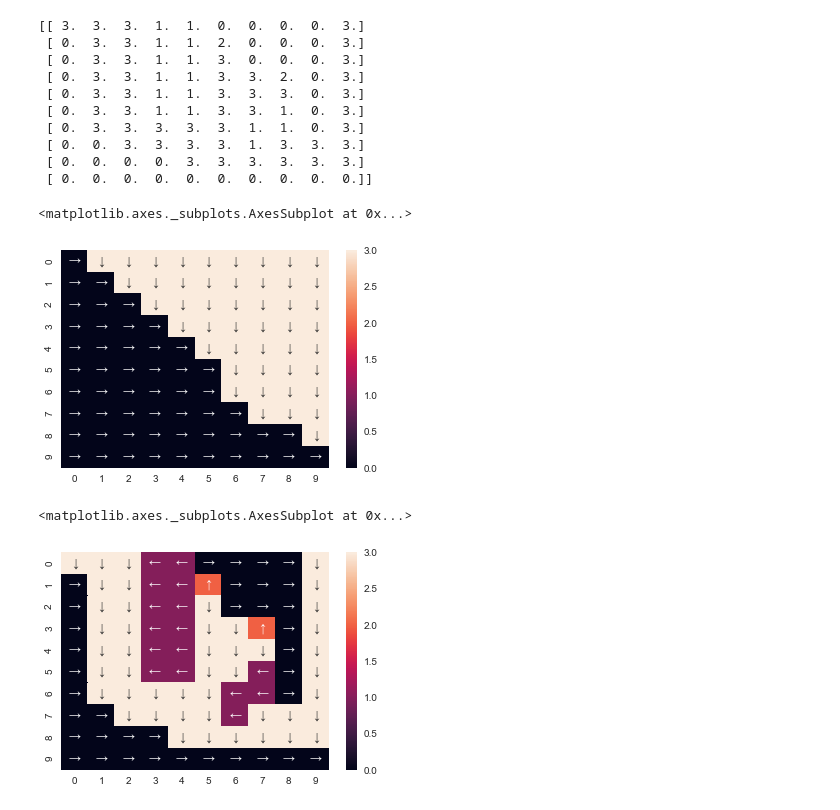
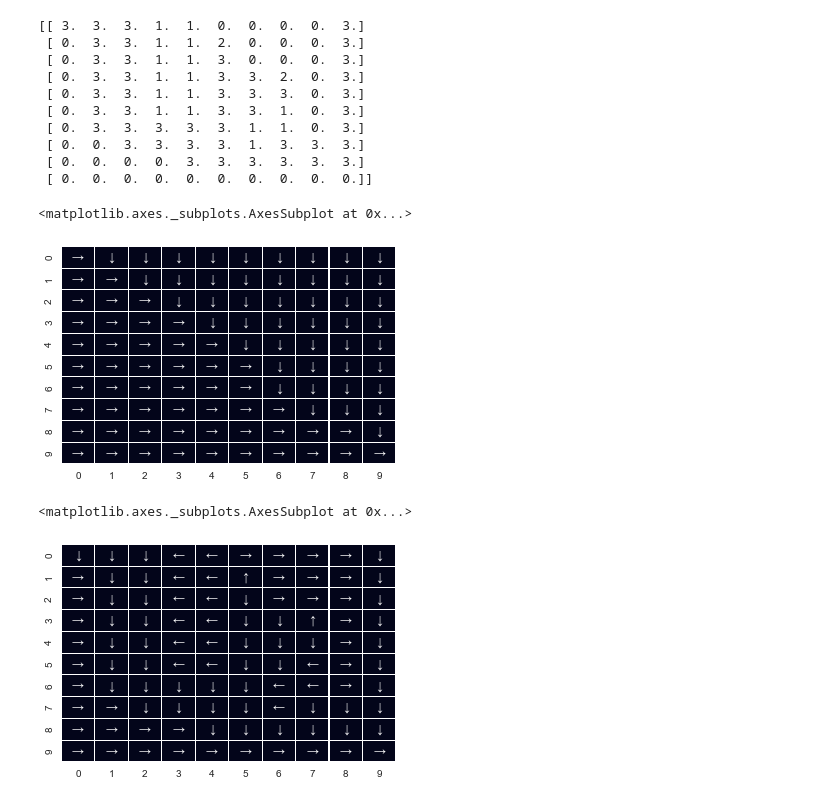
Before and after one commit to maithilibhide/ECE232, a Jupyter notebook: Project3/reinforcement_learning.ipynb, the cells around one changed output. Drawn from its saved outputs; the diff is of its cells as text; code cells hidden in the pictures.

```diff
--- a/Project3/reinforcement_learning.ipynb
+++ b/Project3/reinforcement_learning.ipynb
@@ -298,13 +298,13 @@ def arrow_conversion(policy):
     return policy_arrows
 # %%
 policy1_arrows = arrow_conversion(policy1)
-sns.heatmap(policy1, annot=policy1_arrows, fmt='')
+sns.heatmap(policy1, annot=policy1_arrows, fmt='', linewidths=.1, vmax=0, cbar=False)
 # %% [output]
 <matplotlib.axes._subplots.AxesSubplot at 0x...>
-[figure, old version]
+[figure, new version]
 # %%
 policy2_arrows = arrow_conversion(policy2)
-sns.heatmap(policy2, annot=policy2_arrows, fmt='')
+sns.heatmap(policy2, annot=policy2_arrows, fmt='', linewidths=.1, vmax=0, cbar=False)
 # %% [output]
 <matplotlib.axes._subplots.AxesSubplot at 0x...>
-[figure, old version]
+[figure, new version]
```
